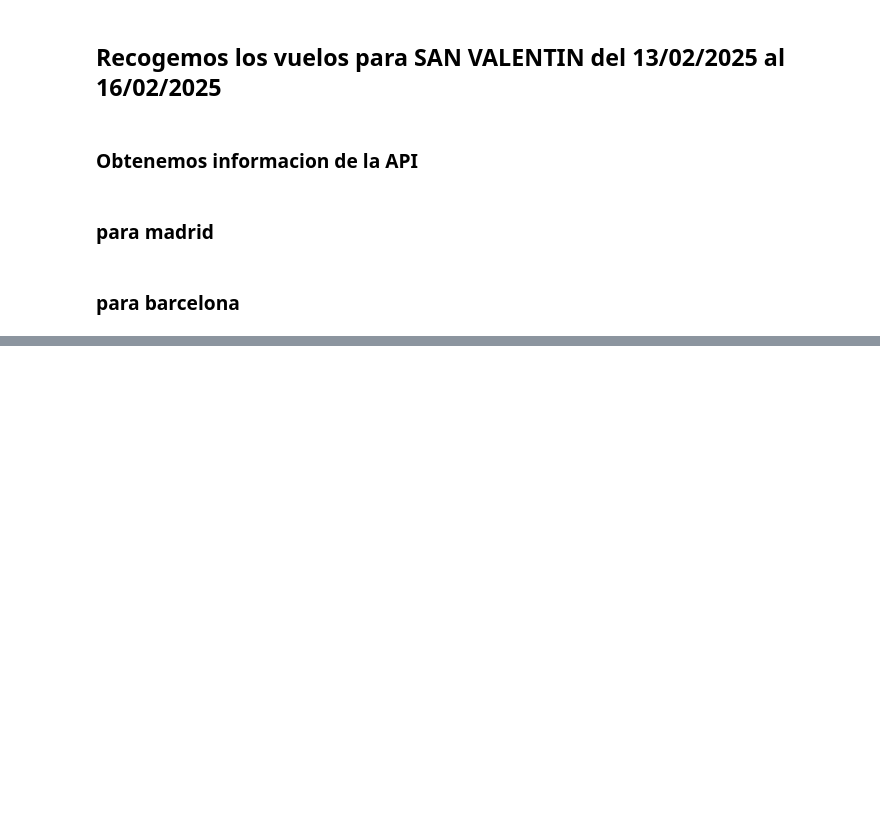
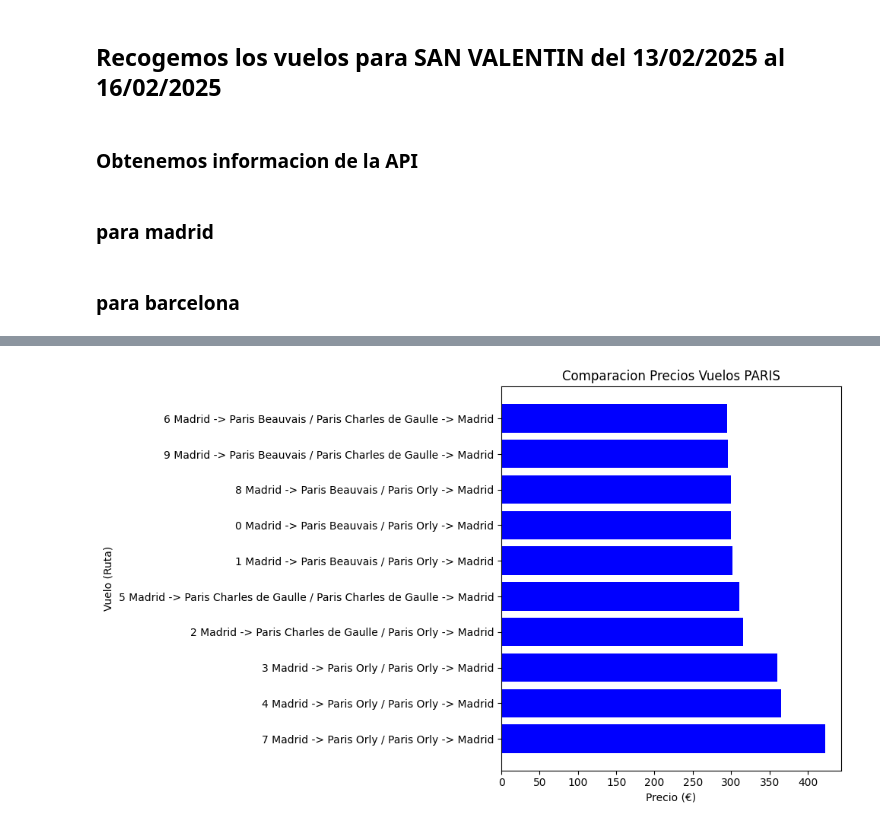
Before and after one commit to joseluisalmendral/Proyecto3-Explorando-Viajes, a Jupyter notebook: vuelos.ipynb, the cells around one changed output, grey strips where cells are left out. Saved outputs shown, nothing was run; the diff lists cells and outputs as text; code cells hidden in the pictures; blank space fills up the shorter version.

```diff
--- a/vuelos.ipynb
+++ b/vuelos.ipynb
@@ -164,0 +51,6 @@ plt.show()
+# %%
+data_paris = pd.read_json('datos/jsons/respuestas/vuelo_madrid_paris_2025.json')
+data_barcelona = pd.read_json('datos/jsons/respuestas/vuelo_madrid_barcelona_2025.json')
+
+df_vuelos_mad_paris = sup_vuelos.crear_dataframe(data_paris)
+df_vuelos_mad_bcn = sup_vuelos.crear_dataframe(data_barcelona)
@@ -164,0 +75,5 @@ plt.show()
+# %%
+sup_vuelos.mostrar_grafica_comparacion_precios(df_vuelos_mad_paris.sort_values(by='price', ascending=False),
+                                               'PARIS')
+# %% [output]
+[figure, added]
```
Also changed, not shown: parts of 31 cells of this notebook, 1 other file.
